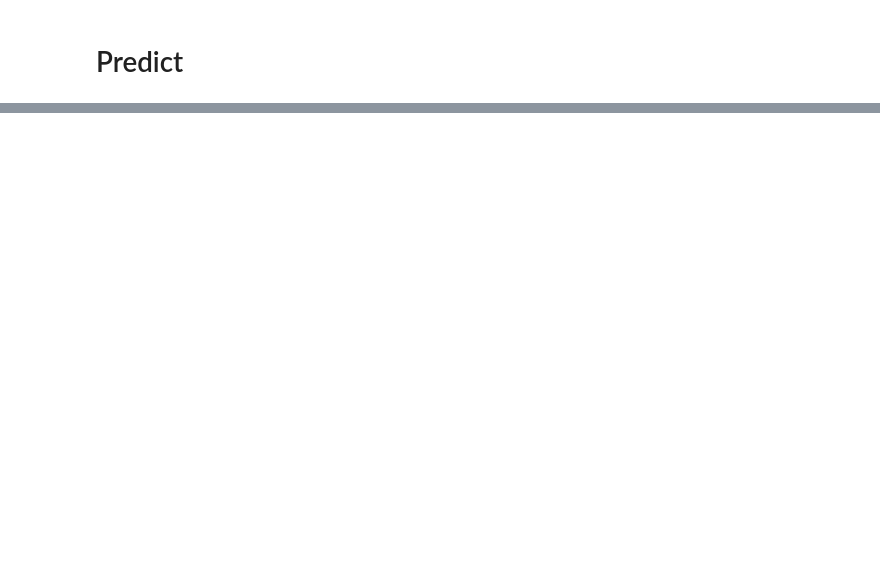
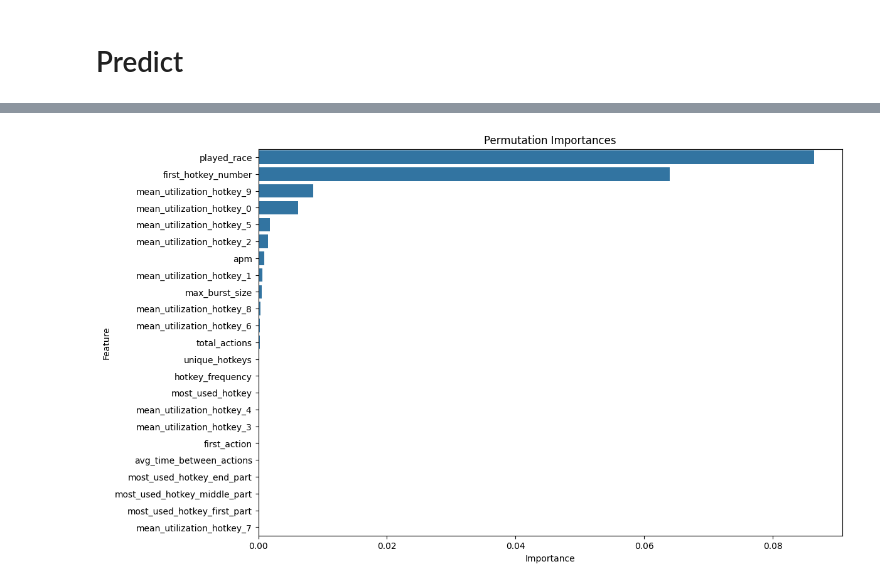
Before and after one commit to fasfous92/INStarCraft2, a Jupyter notebook: src/claude.ipynb, the cells around one changed output, grey strips where cells are left out. Saved outputs shown, nothing was run; the diff lists cells and outputs as text; code cells hidden in the pictures; blank space fills up the shorter version.

```diff
--- a/src/claude.ipynb
+++ b/src/claude.ipynb
@@ -529,0 +601,21 @@ prediction_df.to_csv('submission.csv', index=False, header=True)
+# %%
+from sklearn.inspection import permutation_importance
+import matplotlib.pyplot as plt
+import seaborn as sns
+
+# Calculate permutation importance
+perm_importance = permutation_importance(best_rf_model, X, y, n_repeats=10, random_state=42, n_jobs=1)
+
+# Create a DataFrame for better visualization
+perm_importance_df = pd.DataFrame({'Feature': X.columns, 'Importance': perm_importance.importances_mean})
+
+# Sort the DataFrame by importance
+perm_importance_df = perm_importance_df.sort_values(by='Importance', ascending=False)
+
+# Plot the permutation importances
+plt.figure(figsize=(12, 8))
+sns.barplot(x='Importance', y='Feature', data=perm_importance_df)
+plt.title('Permutation Importances')
+plt.show()
+# %% [output]
+[figure, added]
```
Also changed, not shown: parts of 28 cells of this notebook, 1 other file.
